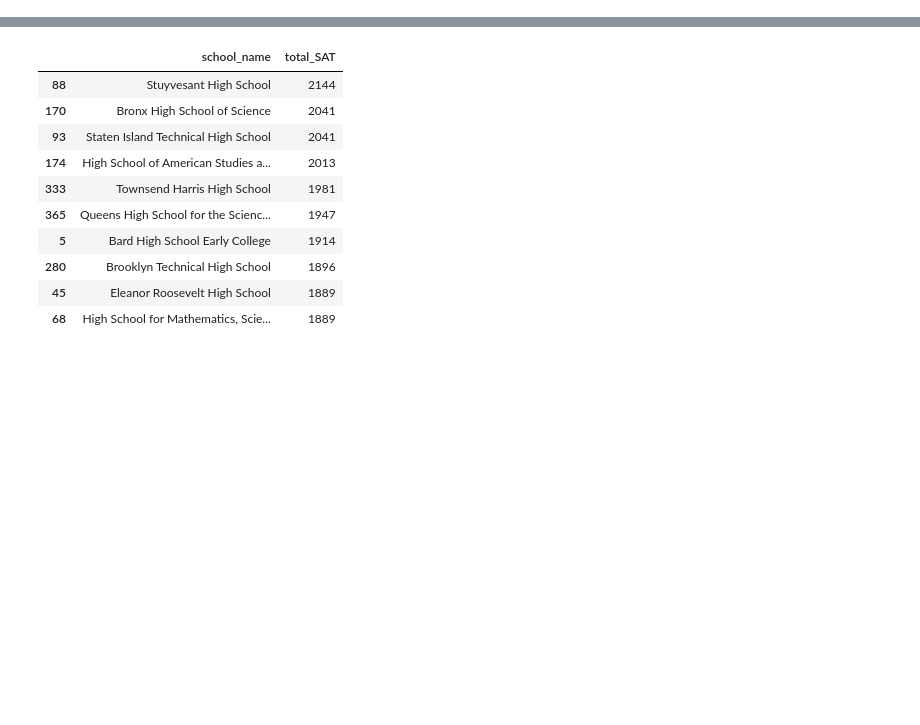
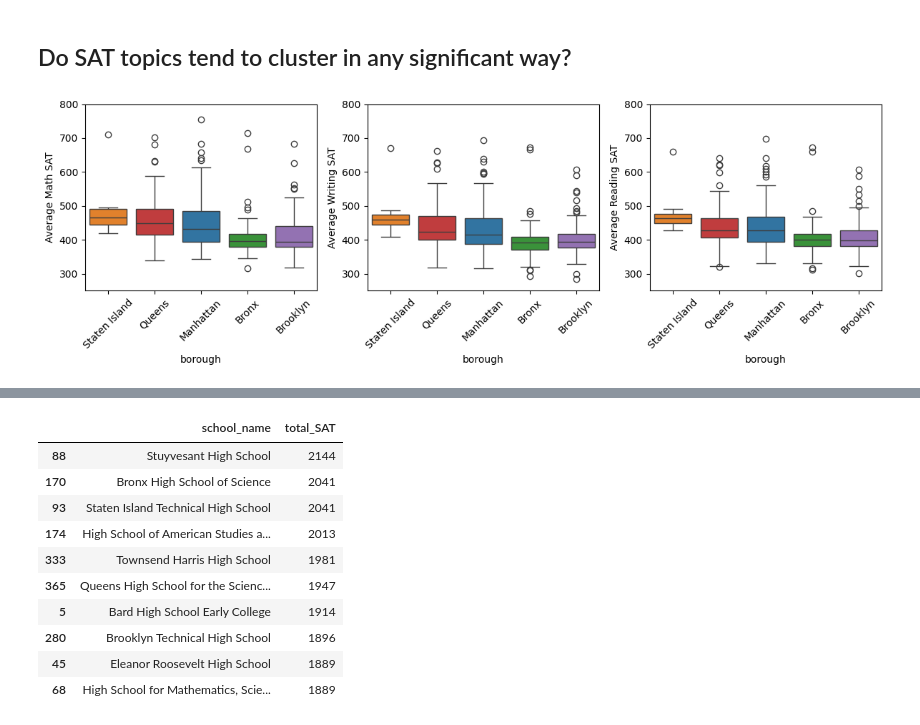
Before and after one commit to MichaelSzczepaniak/DSPortfolio, a Jupyter notebook: NYC_Public_Schools/nyc_schools.ipynb, the cells around one changed output, grey strips where cells are left out. Saved outputs shown, nothing was run; the diff lists cells and outputs as text; code cells hidden in the pictures; blank space fills up the shorter version.

Commit message:
add boxplots comparing borough distributions

```diff
--- a/NYC_Public_Schools/nyc_schools.ipynb
+++ b/NYC_Public_Schools/nyc_schools.ipynb
@@ -13,0 +58,28 @@ You have been tasked with answering three key questions about New York City (NYC
+# %% [markdown]
+## Do SAT topics tend to cluster in any significant way?
+# %%
+fig1, ax1 = plt.subplots(1, 3, figsize=(12, 4))
+# https://github.com/stipub/stixfonts/blob/master/docs/STIXTwoMath-Regular.pdf
+# ax1[0].plot(schools["average_math"], schools["average_reading"], marker= '$\u00BA$', linestyle="None")
+# https://matplotlib.org/api/markers_api.html
+# ax1[1].plot(schools["average_math"], schools["average_writing"], marker='+', linestyle="None")
+# ax1[2].plot(schools["average_writing"], schools["average_reading"], marker='x', linestyle="None")
+
+# order from high to low borough L-to-R
+hue_ord = schools.groupby("borough")["average_math"].median().sort_values(ascending=False).index.tolist()
+sns.boxplot(data=schools, x="borough", y="average_math", hue="borough", order=hue_ord, ax=ax1[0])
+sns.boxplot(data=schools, x="borough", y="average_writing", hue="borough", order=hue_ord, ax=ax1[1])
+sns.boxplot(data=schools, x="borough", y="average_reading", hue="borough", order=hue_ord, ax=ax1[2])
+
+ax1[0].set_ylabel("Average Math SAT")
+ax1[1].set_ylabel("Average Writing SAT")
+ax1[2].set_ylabel("Average Reading SAT")
+# make x-ticks readable, and y-axis range the same for easier comparison
+for i in range(3):
+    ax1[i].tick_params(axis='x', labelrotation=45)
+    ax1[i].set_ylim(250, 800)
+
+plt.tight_layout()
+plt.show()
+# %% [output]
+[figure, added]
```
Also changed, not shown: parts of 7 cells of this notebook.
